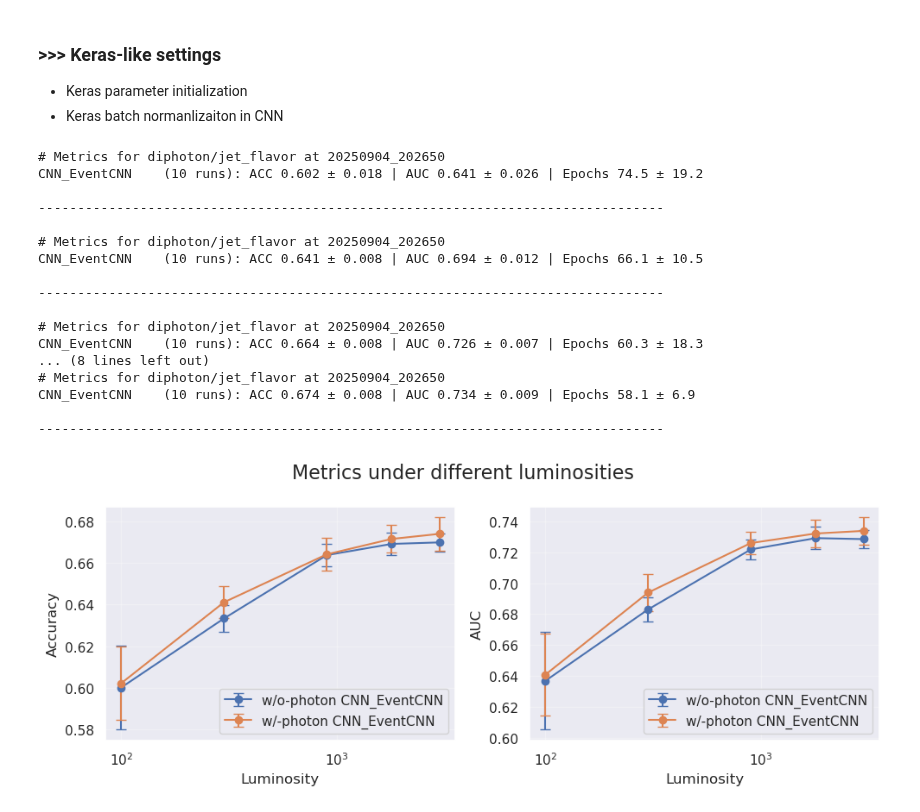
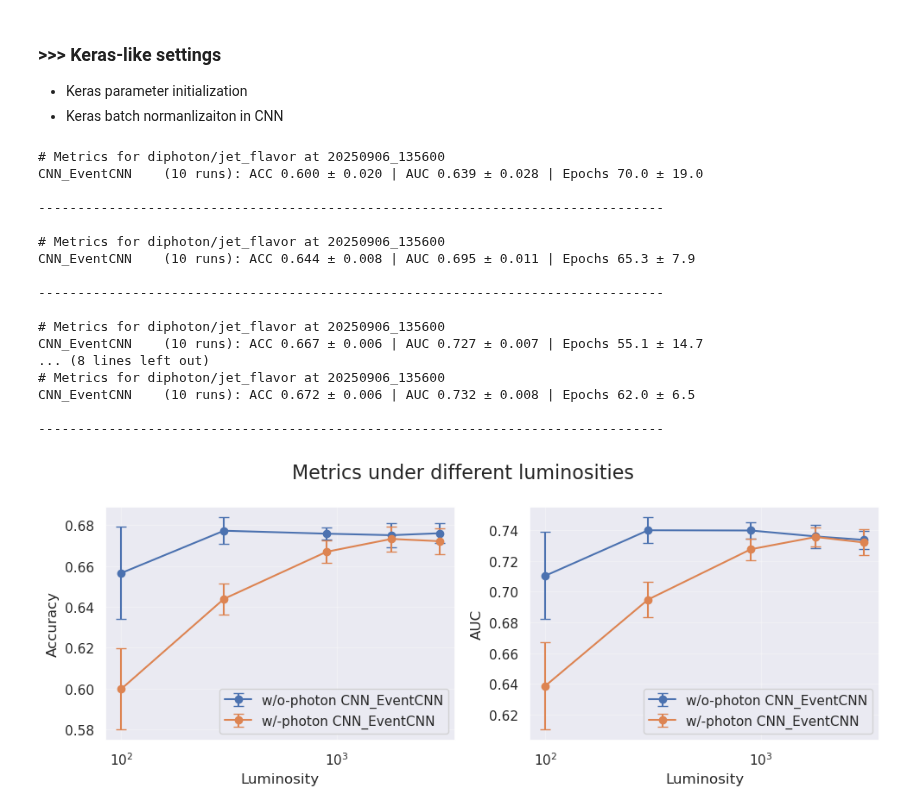
Before and after one commit to maplexgitx0302/NTUHEPML-CWoLa, a Jupyter notebook: notebooks/metrics.ipynb, the cells around one changed output. Cells and saved outputs as stored; diff of their text form; code cells hidden in the pictures.

```diff
--- a/notebooks/metrics.ipynb
+++ b/notebooks/metrics.ipynb
@@ -77,41 +77,41 @@ ex_metrics = []
 
 for data_mode in ['jet_flavor']:
     for L in luminosities:
-        in_metrics.append(get_metrics(channel='diphoton', data_mode=data_mode, date_time='20250904_202650', data_suffix=f'L{L}', verbose=True, num_rnd=10))
-        ex_metrics.append(get_metrics(channel='ex-diphoton', data_mode=data_mode, date_time='20250904_202650', data_suffix=f'L{L}', verbose=False, num_rnd=10))
+        in_metrics.append(get_metrics(channel='diphoton', data_mode=data_mode, date_time='20250906_135600', data_suffix=f'L{L}', verbose=True, num_rnd=10))
+        ex_metrics.append(get_metrics(channel='ex-diphoton', data_mode=data_mode, date_time='20250906_135600', data_suffix=f'L{L}', verbose=False, num_rnd=10))
 
 fig, ax = plt.subplots(1, 2, figsize=(10, 4))
 fig.suptitle(f"Metrics under different luminosities", fontsize=16)
 for model in ['CNN_EventCNN']:
 # for model in ['CNN_EventCNN', 'ParT_Light']:
     ax[0].errorbar(luminosities, [m[model]['acc_mean'] for m in ex_metrics if m], yerr=[m[model]['acc_std'] for m in ex_metrics if m], marker='o', capsize=4, label=f"w/o-photon {model}")
     ax[1].errorbar(luminosities, [m[model]['auc_mean'] for m in ex_metrics if m], yerr=[m[model]['auc_std'] for m in ex_metrics if m], marker='o', capsize=4, label=f"w/o-photon {model}")
     ax[0].errorbar(luminosities, [m[model]['acc_mean'] for m in in_metrics if m], yerr=[m[model]['acc_std'] for m in in_metrics if m], marker='o', capsize=4, label=f"w/-photon {model}")
     ax[1].errorbar(luminosities, [m[model]['auc_mean'] for m in in_metrics if m], yerr=[m[model]['auc_std'] for m in in_metrics if m], marker='o', capsize=4, label=f"w/-photon {model}")
 
 for i, ylabel in enumerate(['Accuracy', 'AUC']):
     ax[i].set_xscale("log")
     ax[i].set(xlabel="Luminosity", ylabel=ylabel)
     ax[i].legend()
     ax[i].grid(True, alpha=0.3)
 plt.tight_layout()
 plt.show()
 # %% [output]
-# Metrics for diphoton/jet_flavor at 20250904_202650
-CNN_EventCNN    (10 runs): ACC 0.602 ± 0.018 | AUC 0.641 ± 0.026 | Epochs 74.5 ± 19.2
+# Metrics for diphoton/jet_flavor at 20250906_135600
+CNN_EventCNN    (10 runs): ACC 0.600 ± 0.020 | AUC 0.639 ± 0.028 | Epochs 70.0 ± 19.0
 
 --------------------------------------------------------------------------------
 
-# Metrics for diphoton/jet_flavor at 20250904_202650
-CNN_EventCNN    (10 runs): ACC 0.641 ± 0.008 | AUC 0.694 ± 0.012 | Epochs 66.1 ± 10.5
+# Metrics for diphoton/jet_flavor at 20250906_135600
+CNN_EventCNN    (10 runs): ACC 0.644 ± 0.008 | AUC 0.695 ± 0.011 | Epochs 65.3 ± 7.9
 
 --------------------------------------------------------------------------------
 
-# Metrics for diphoton/jet_flavor at 20250904_202650
-CNN_EventCNN    (10 runs): ACC 0.664 ± 0.008 | AUC 0.726 ± 0.007 | Epochs 60.3 ± 18.3
+# Metrics for diphoton/jet_flavor at 20250906_135600
+CNN_EventCNN    (10 runs): ACC 0.667 ± 0.006 | AUC 0.727 ± 0.007 | Epochs 55.1 ± 14.7
 ... (8 lines left out)
-# Metrics for diphoton/jet_flavor at 20250904_202650
-CNN_EventCNN    (10 runs): ACC 0.674 ± 0.008 | AUC 0.734 ± 0.009 | Epochs 58.1 ± 6.9
+# Metrics for diphoton/jet_flavor at 20250906_135600
+CNN_EventCNN    (10 runs): ACC 0.672 ± 0.006 | AUC 0.732 ± 0.008 | Epochs 62.0 ± 6.5
 
 --------------------------------------------------------------------------------
-[figure, old version]
+[figure, new version]
```
Also changed, not shown: 3 other files.
